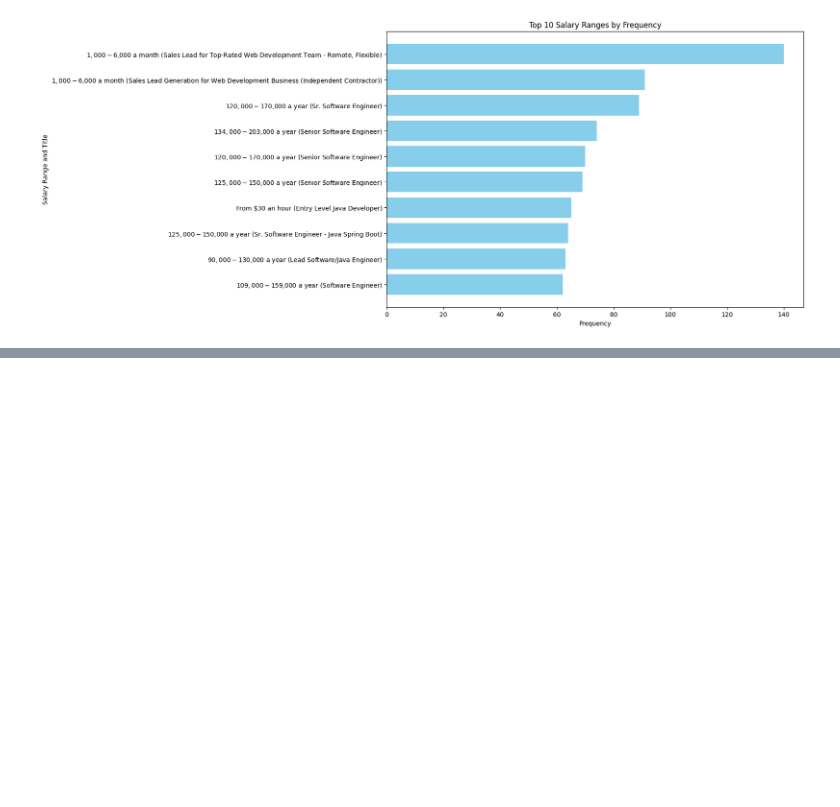
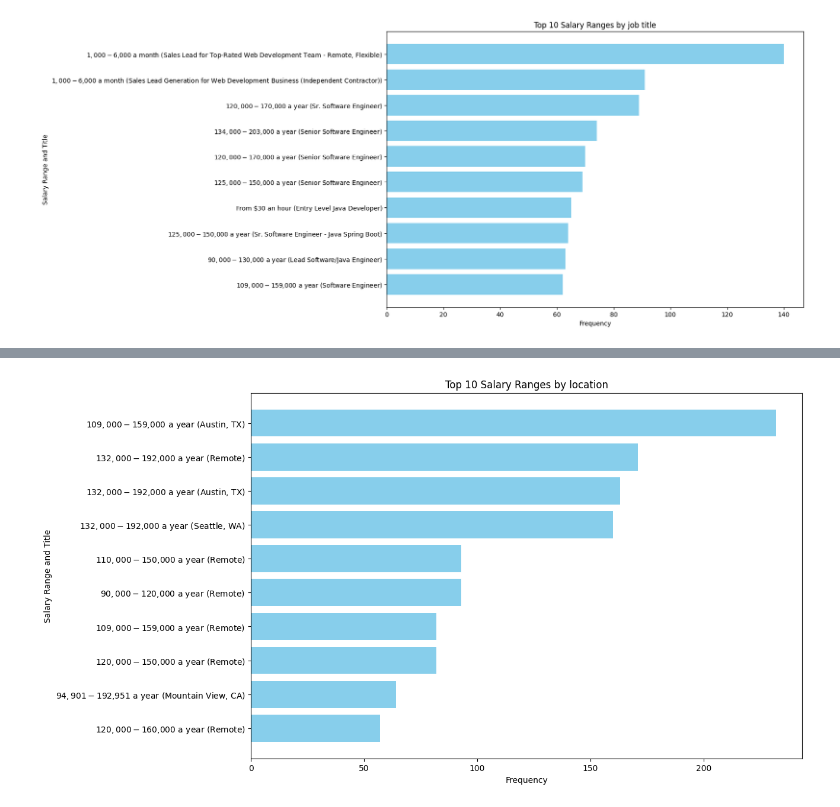
Before and after one commit to LeoIvin/US-SWE-Job-Posting-Analysis, a Jupyter notebook: analysis.ipynb, the cells around one changed output, grey strips where cells are left out. Drawn from its saved outputs; the diff is of its cells as text; code cells hidden in the pictures; blank space fills up the shorter version.

```diff
--- a/analysis.ipynb
+++ b/analysis.ipynb
@@ -313,3 +331,9 @@ plt.gca().invert_yaxis()  # Highest frequencies on top
 plt.show()
 # %% [output]
 [figure]
+# %%
+salaries_by_location = cleaned_jobs_df.groupby(['salary', 'location']).size().reset_index(name='frequency')
+salaries_by_location
+
+salaries_by_location_sorted = salaries_by_location.sort_values(by='frequency', ascending=False)
+salaries_by_location_sorted.head(10)
@@ -315,0 +352,14 @@ plt.show()
+# %%
+# Plot the top 10 salary ranges by frequency
+top_10_salaries_by_location = salaries_by_location_sorted.head(10)
+
+plt.figure(figsize=(12, 8))
+plt.barh(top_10_salaries_by_location['salary'] + ' (' + top_10_salaries_by_location['location'] + ')',
+         top_10_salaries_by_location['frequency'], color='skyblue')
+plt.xlabel('Frequency')
+plt.ylabel('Salary Range and Title')
+plt.title('Top 10 Salary Ranges by location')
+plt.gca().invert_yaxis()  # Highest frequencies on top
+plt.show()
+# %% [output]
+[figure, added]
```
Also changed, not shown: parts of 4 cells of this notebook.
